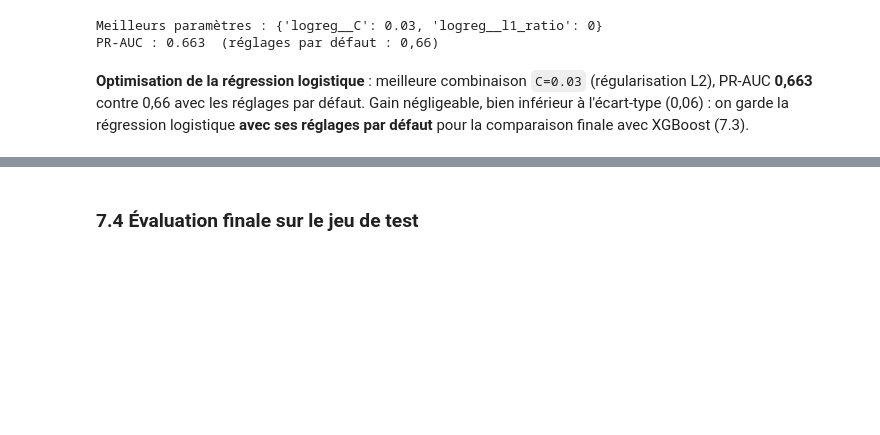
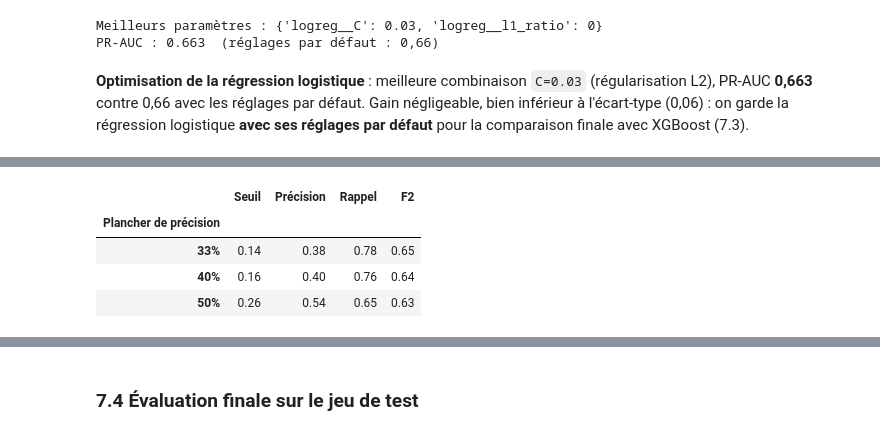
Before and after one commit to youdontknowmu/Projet4, a Jupyter notebook: 01_exploration.ipynb, the cells around one changed output, grey strips where cells are left out. Cells and saved outputs as stored; diff of their text form; code cells hidden in the pictures; blank space fills up the shorter version.

```diff
--- a/01_exploration.ipynb
+++ b/01_exploration.ipynb
@@ -2241,0 +2295,21 @@ XGBoost optimisé : seuil 0.14 → précision 0.38, rappel 0.78, F2 0.65
+# %%
+# ------------------------------------------------------------
+# Sensibilité au plancher de précision (probabilités de validation croisée, train uniquement)
+# ------------------------------------------------------------
+probas_cv = cross_val_predict(modele_xgb_optimise, X_train, y_train, cv=cv, method="predict_proba")[:, 1]
+precisions, rappels, seuils = precision_recall_curve(y_train, probas_cv)
+precisions, rappels = precisions[:-1], rappels[:-1]
+f2 = 5 * precisions * rappels / (4 * precisions + rappels + 1e-9)
+
+lignes = []
+for plancher in [0.33, 0.40, 0.50]:
+    i = np.where(precisions >= plancher, f2, -1).argmax()   # meilleur F2 respectant le plancher
+    lignes.append({"Plancher de précision": f"{plancher:.0%}", "Seuil": round(seuils[i], 2),
+                   "Précision": round(precisions[i], 2), "Rappel": round(rappels[i], 2), "F2": round(f2[i], 2)})
+display(pd.DataFrame(lignes).set_index("Plancher de précision"))
+# %% [output]
+|  | Seuil | Précision | Rappel | F2 |
+| Plancher de précision |  |  |  |  |
+| 33% | 0.14 | 0.38 | 0.78 | 0.65 |
+| 40% | 0.16 | 0.40 | 0.76 | 0.64 |
+| 50% | 0.26 | 0.54 | 0.65 | 0.63 |
```
Also changed, not shown: parts of 23 cells of this notebook, 2 other files.
